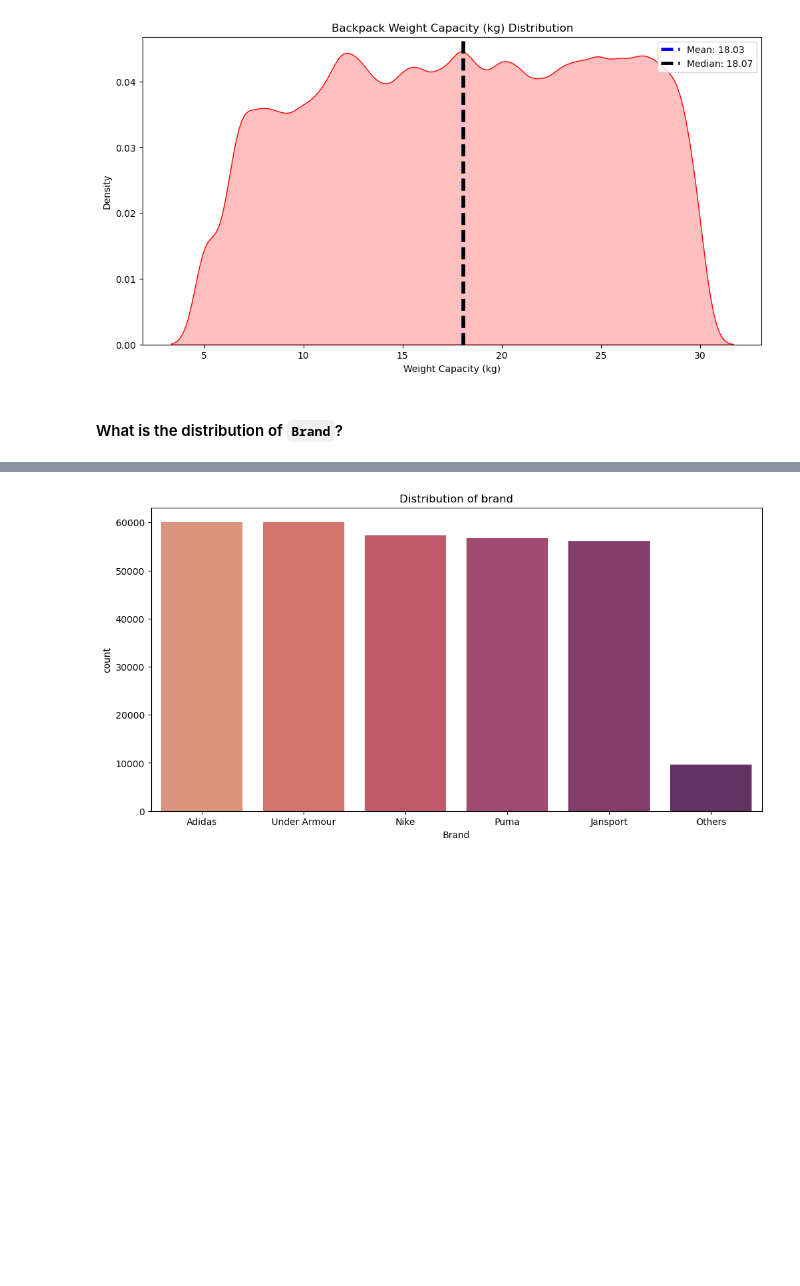
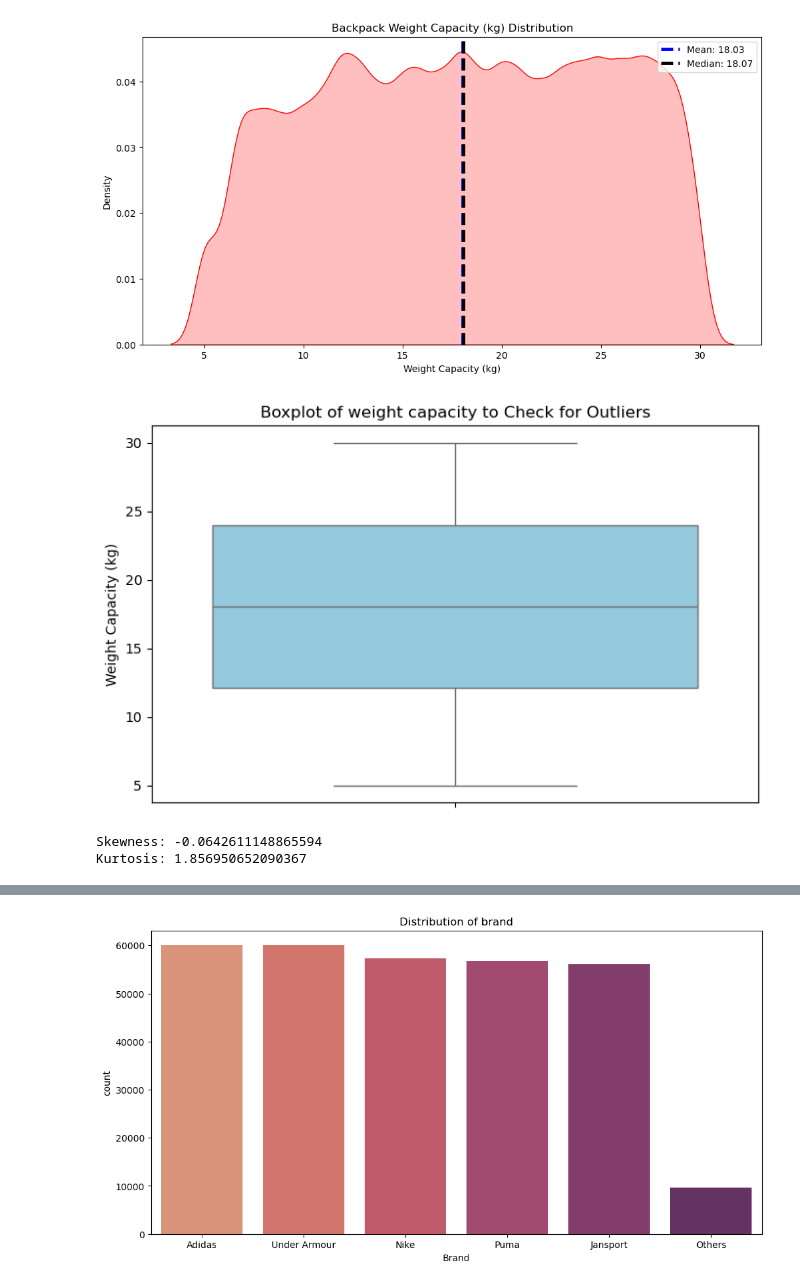
Before and after one commit to janejeshen/Backpack-Price-Prediction, a Jupyter notebook: student-bag-price-prediction.ipynb, the cells around one changed output, grey strips where cells are left out. Saved outputs shown, nothing was run; the diff lists cells and outputs as text; code cells hidden in the pictures; blank space fills up the shorter version.

```diff
--- a/student-bag-price-prediction.ipynb
+++ b/student-bag-price-prediction.ipynb
@@ -385,5 +385,30 @@ plt.title("Backpack Weight Capacity (kg) Distribution")
 plt.show()
 # %% [output]
 [figure]
-# %% [markdown]
-#### What is the distribution of `Brand`?
+# %%
+# Setting the size of the plot
+plt.figure(figsize=(8, 5))
+
+# Plotting a boxplot for checking outlier
+sns.boxplot(data=train, y="Weight Capacity (kg)", color="skyblue")
+
+# Adding title
+plt.title("Boxplot of weight capacity to Check for Outliers")
+
+# Displaying the plot
+plt.show()
+# %% [output]
+[figure, added]
+# %%
+# Calculating skewness
+skewness = skew(train["Weight Capacity (kg)"])
+
+# Calculating kurtosis
+kurt = kurtosis(train["Weight Capacity (kg)"], fisher=False)
+
+# Displaying the resurts of skewness and kurtosis
+print("Skewness:", skewness)
+print("Kurtosis:", kurt)
+# %% [output]
+Skewness: -0.0642611148865594
+Kurtosis: 1.856950652090367
```
Also changed, not shown: parts of 14 cells of this notebook, 2 other files.
